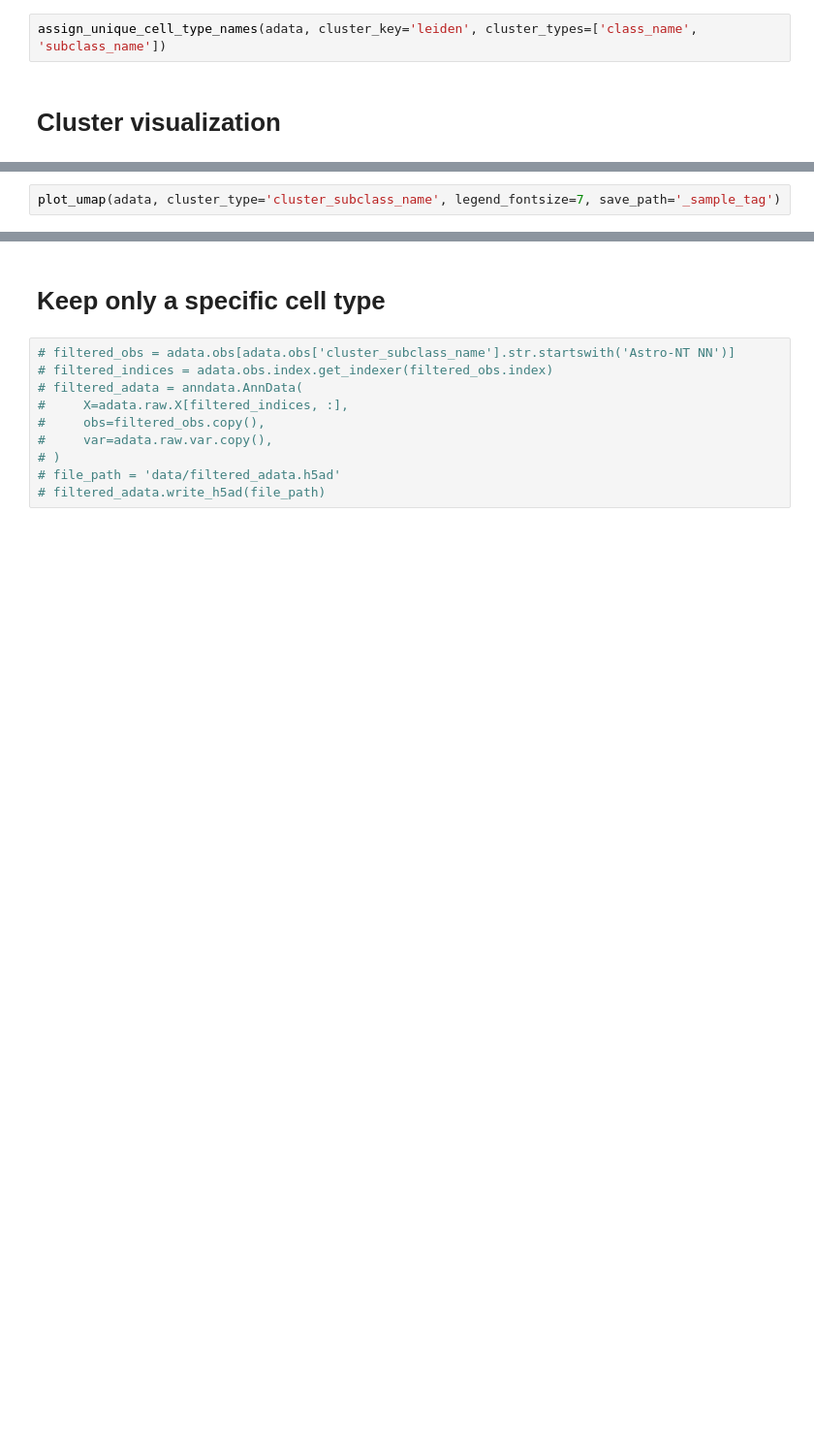
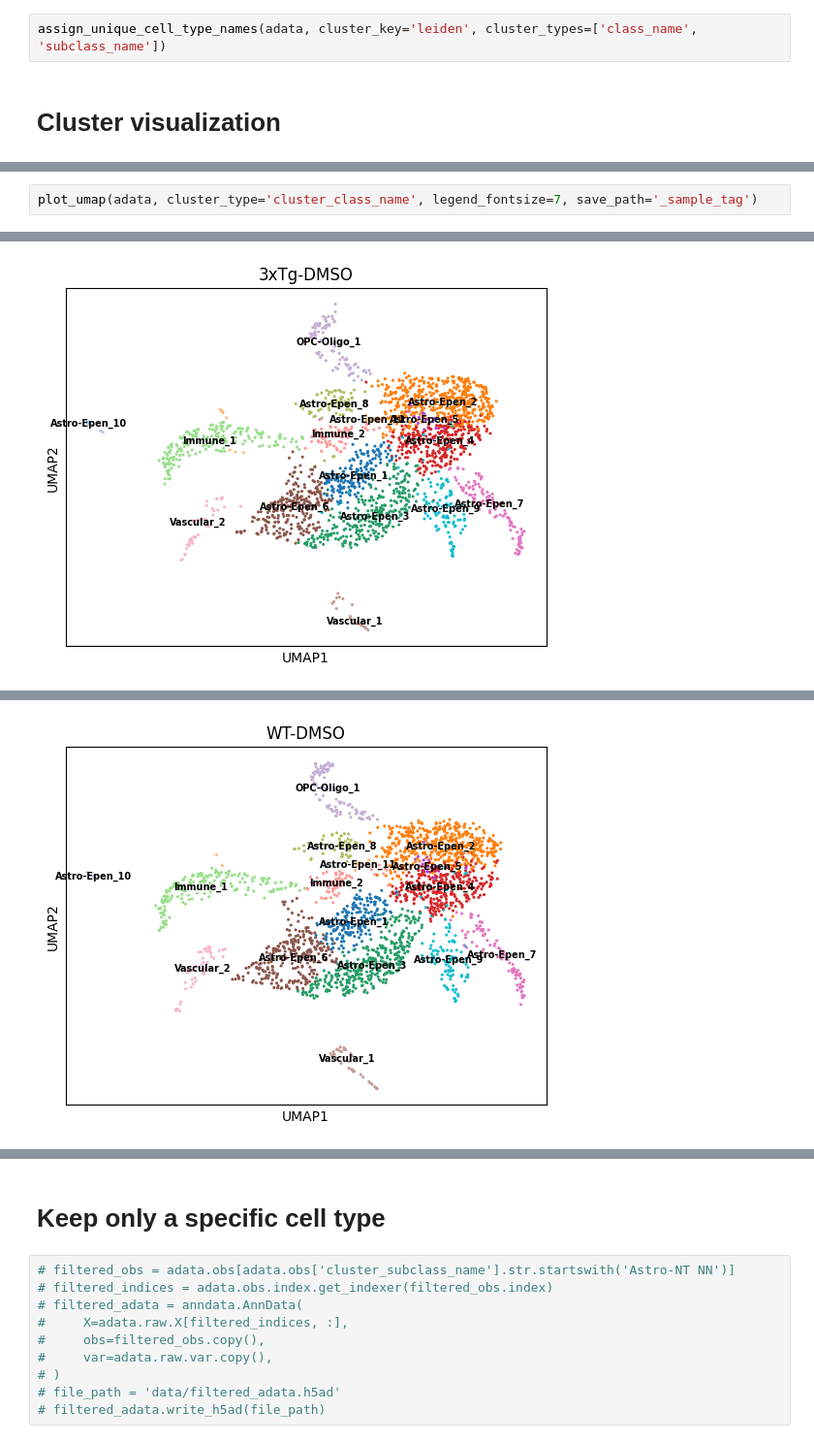
Before and after one commit to Xavier919/scRNAseq_analysis, a Jupyter notebook: sc_pipeline_.ipynb, the cells around one changed output, grey strips where cells are left out. Shown at 97% size. Cells and saved outputs as stored; diff of their text form; blank space fills up the shorter version.

```diff
--- a/sc_pipeline_.ipynb
+++ b/sc_pipeline_.ipynb
@@ -119,2 +154,3 @@ sc.pl.umap(adata, color=['cluster_subclass_name'], save='_subcluster_anno.png',
 # %%
-plot_umap(adata, cluster_type='cluster_subclass_name', legend_fontsize=7, save_path='_sample_tag')
+plot_umap(adata, cluster_type='cluster_class_name', legend_fontsize=7, save_path='_sample_tag')
+# %% [output]
@@ -120,0 +158 @@ plot_umap(adata, cluster_type='cluster_subclass_name', legend_fontsize=7, save_p
+[figure, added]
@@ -120,0 +160 @@ plot_umap(adata, cluster_type='cluster_subclass_name', legend_fontsize=7, save_p
+[figure, added]
```
Also changed, not shown: parts of 43 cells of this notebook.
